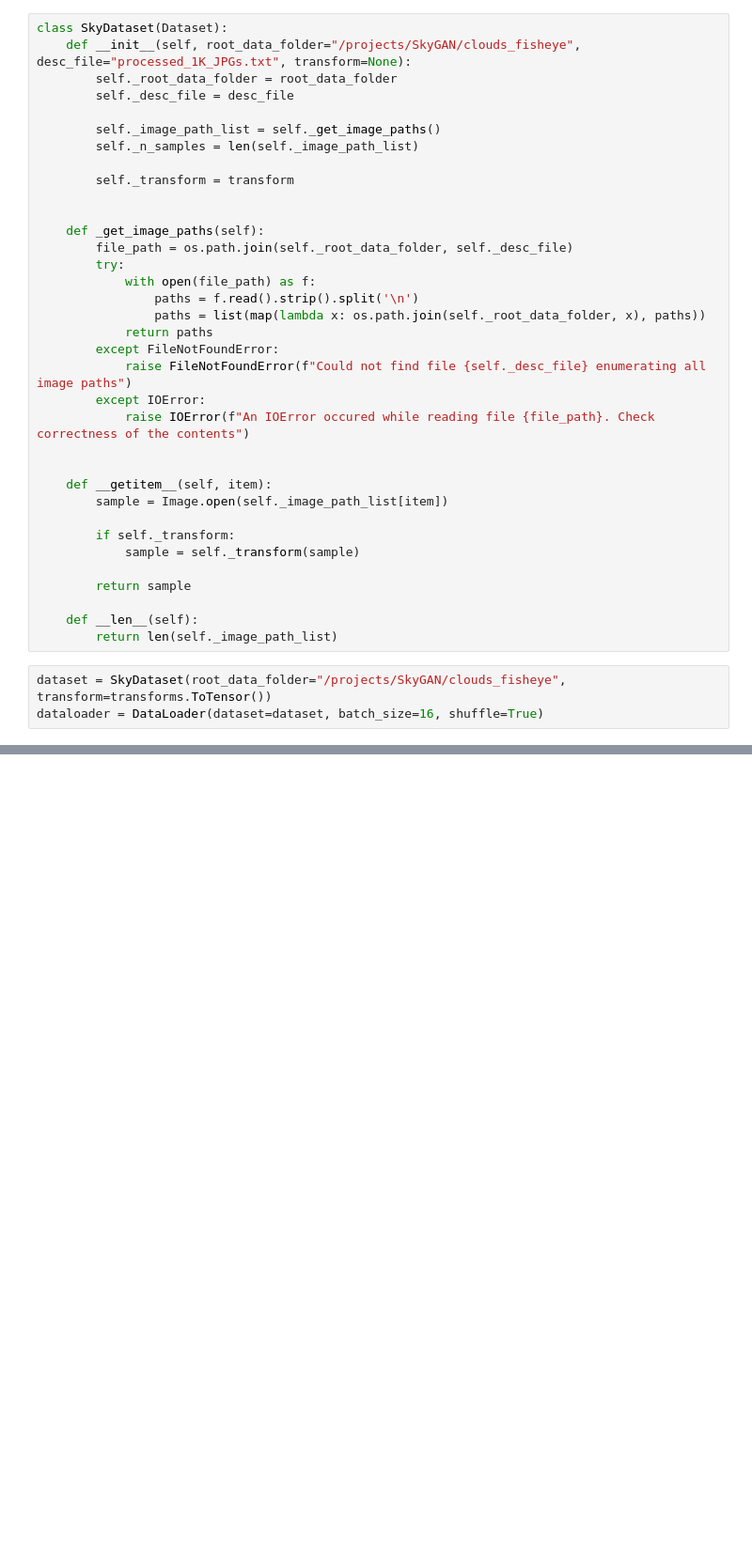
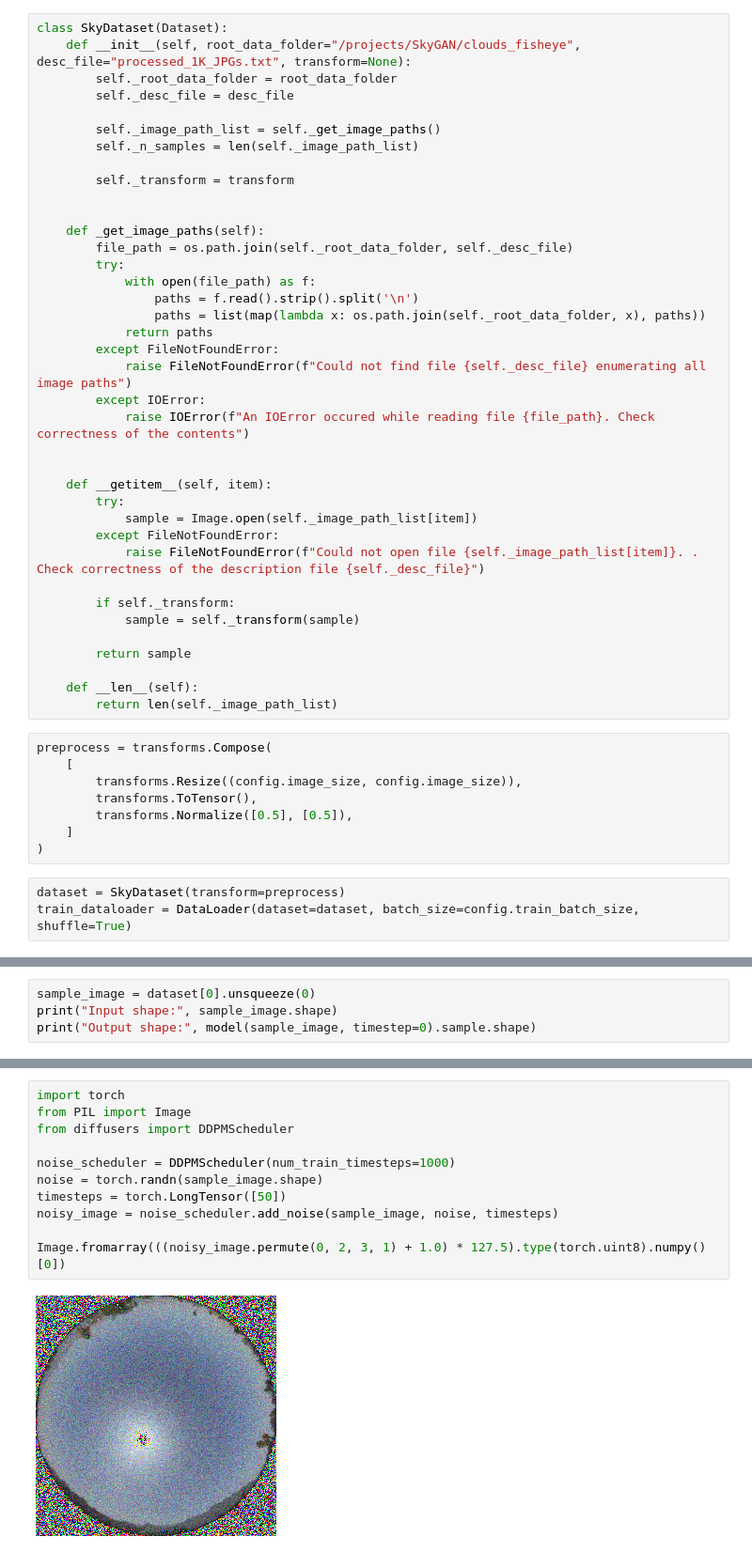
Before and after one commit to gladkykhse/sky-diffusion, a Jupyter notebook: notebooks/dataset_experiments.ipynb, the cells around one changed output, grey strips where cells are left out. Shown at 94% size. Cells and saved outputs as stored; diff of their text form; blank space fills up the shorter version.

Commit message:
started training skygen model

```diff
--- a/notebooks/dataset_experiments.ipynb
+++ b/notebooks/dataset_experiments.ipynb
@@ -30,7 +55,10 @@ class SkyDataset(Dataset):
 
 
     def __getitem__(self, item):
-        sample = Image.open(self._image_path_list[item])
+        try:
+            sample = Image.open(self._image_path_list[item])
+        except FileNotFoundError:
+            raise FileNotFoundError(f"Could not open file {self._image_path_list[item]}. . Check correctness of the description file {self._desc_file}")
 
         if self._transform:
             sample = self._transform(sample)
@@ -39,7 +67,15 @@ class SkyDataset(Dataset):
 
     def __len__(self):
         return len(self._image_path_list)
+# %%
+preprocess = transforms.Compose(
+    [
+        transforms.Resize((config.image_size, config.image_size)),
+        transforms.ToTensor(),
+        transforms.Normalize([0.5], [0.5]),
+    ]
+)
 # %%
-dataset = SkyDataset(root_data_folder="/projects/SkyGAN/clouds_fisheye", transform=transforms.ToTensor())
-dataloader = DataLoader(dataset=dataset, batch_size=16, shuffle=True)
+dataset = SkyDataset(transform=preprocess)
+train_dataloader = DataLoader(dataset=dataset, batch_size=config.train_batch_size, shuffle=True)
 # %%
@@ -49,0 +112,4 @@ torch.Size([16, 3, 1024, 1024])
+# %%
+sample_image = dataset[0].unsqueeze(0)
+print("Input shape:", sample_image.shape)
+print("Output shape:", model(sample_image, timestep=0).sample.shape)
@@ -49,0 +119,13 @@ torch.Size([16, 3, 1024, 1024])
+# %%
+import torch
+from PIL import Image
+from diffusers import DDPMScheduler
+
+noise_scheduler = DDPMScheduler(num_train_timesteps=1000)
+noise = torch.randn(sample_image.shape)
+timesteps = torch.LongTensor([50])
+noisy_image = noise_scheduler.add_noise(sample_image, noise, timesteps)
+
+Image.fromarray(((noisy_image.permute(0, 2, 3, 1) + 1.0) * 127.5).type(torch.uint8).numpy()[0])
+# %% [output]
+[figure, added]
```
Also changed, not shown: parts of 10 cells of this notebook, 1 other file.
